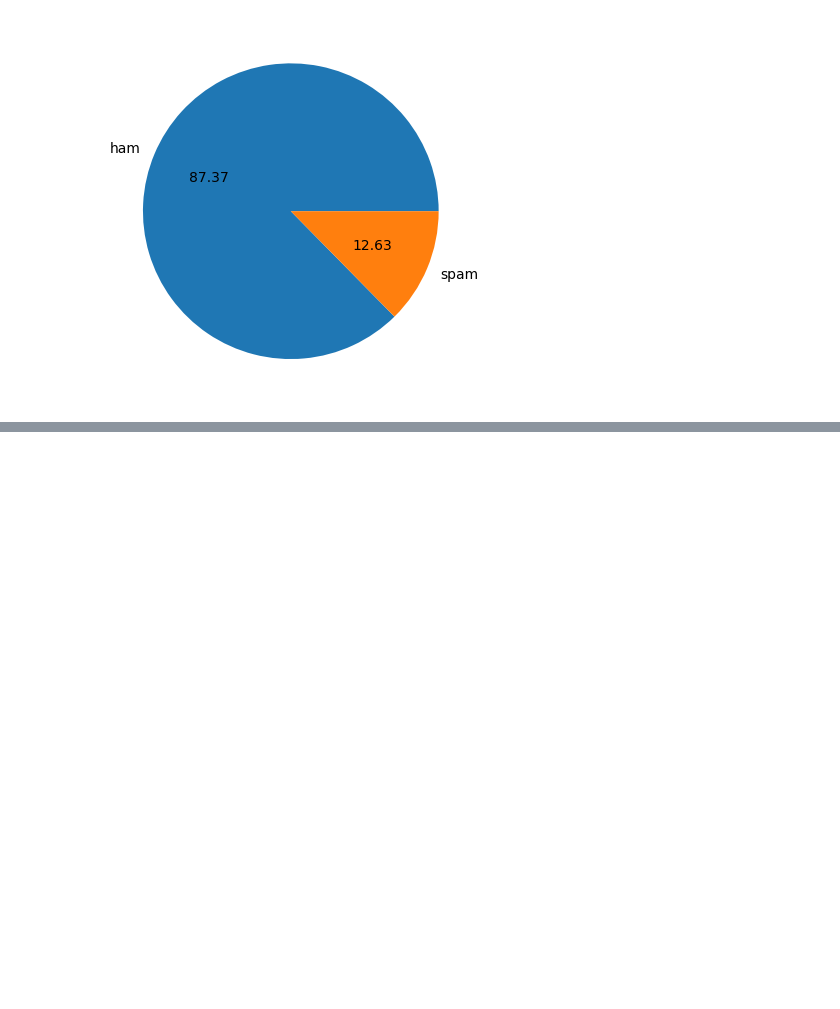
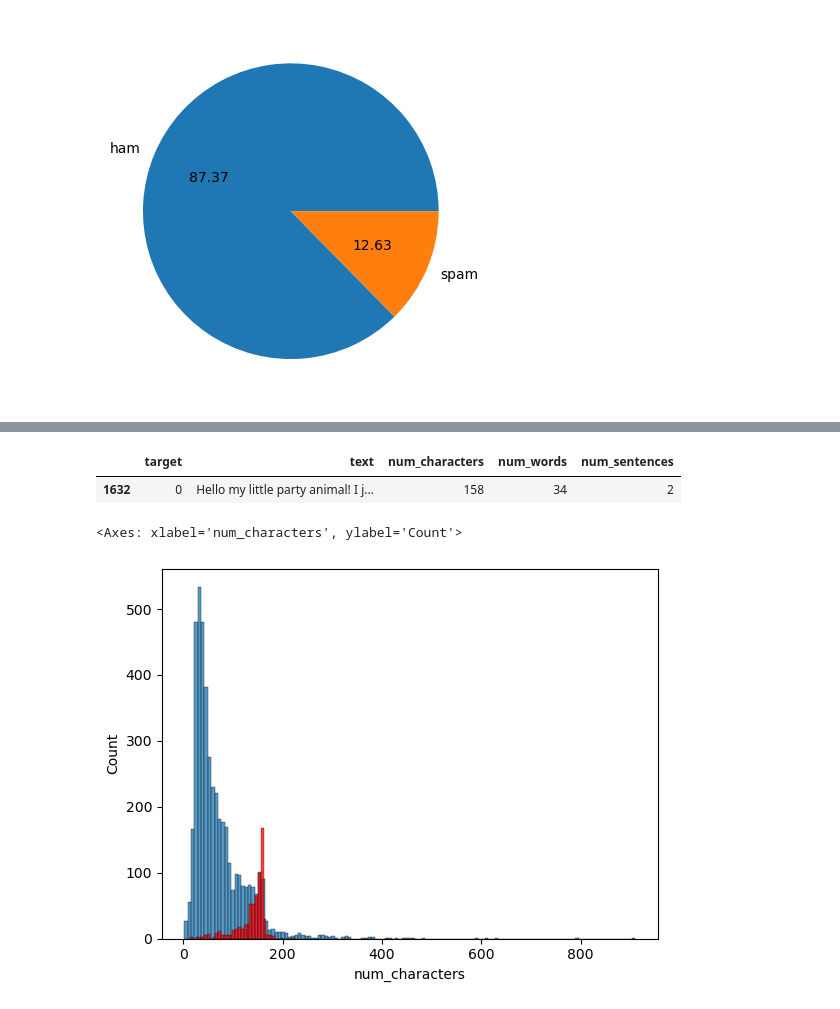
Before and after one commit to subal43/DS-SMS-Classifier-System, a Jupyter notebook: main.ipynb, the cells around one changed output, grey strips where cells are left out. Drawn from its saved outputs; the diff is of its cells as text; code cells hidden in the pictures; blank space fills up the shorter version.

```diff
--- a/main.ipynb
+++ b/main.ipynb
@@ -113,0 +122,11 @@ plt.show()
+# %%
+new_df['num_characters'] = new_df['text'].apply(len)
+# %%
+new_df.sample()
+# %% [output]
+|  | target | text | num_characters | num_words | num_sentences |
+| 1632 | 0 | Hello my little party animal! I j... | 158 | 34 | 2 |
+# %%
+new_df['num_words'] = new_df['text'].apply(lambda x : len(nltk.word_tokenize(x)))
+# %%
+new_df['num_sentences'] = new_df['text'].apply(lambda x : len(nltk.sent_tokenize(x)))
@@ -113,0 +135,6 @@ plt.show()
+# %%
+sns.histplot(new_df[new_df['target'] == 0]['num_characters'])
+sns.histplot(new_df[new_df['target'] == 1]['num_characters'],color='red')
+# %% [output]
+<Axes: xlabel='num_characters', ylabel='Count'>
+[figure, added]
```
Also changed, not shown: parts of 6 cells of this notebook.
